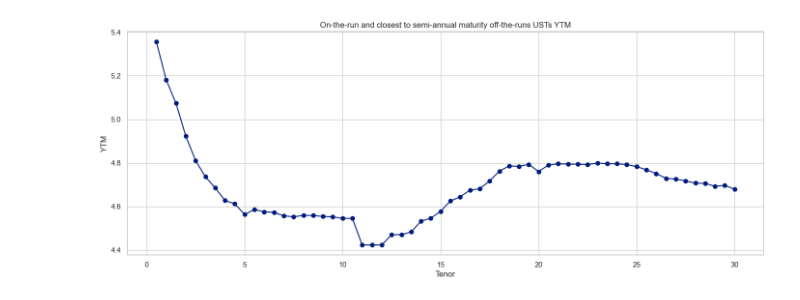
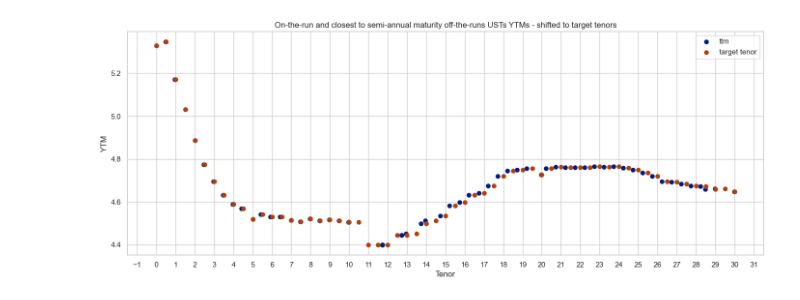
Before and after one commit to cleeclee123/Curve-Your-Enthusiasm-, a Jupyter notebook: curves.ipynb, the cells around one changed output. Saved outputs shown, nothing was run; the diff lists cells and outputs as text; code cells hidden in the pictures.

Commit message:
dump

```diff
--- a/curves.ipynb
+++ b/curves.ipynb
@@ -92,0 +78,3 @@ runtime: 16.447985649108887 seconds
+# %%
+sofr_obj = requests.get("https://markets.newyorkfed.org/api/rates/all/latest.json").json()["refRates"][5]
+print(json.dumps(sofr_obj, indent=4))
@@ -93,8 +93,19 @@ runtime: 16.447985649108887 seconds
 # %%
-df_observed_usts = pd.read_excel("market_observed_treasuries.xlsx")
+df_observed_usts = pd.read_excel("market_observed_usts_auctioned_after_2000.xlsx")
 df_observed_usts = df_observed_usts.sort_values("target_tenor")
 df_observed_usts = df_observed_usts[
     (df_observed_usts["target_tenor"] > 0.25)
 ]
+
+sofr_row = pd.DataFrame(
+    {
+        "CUSIP": f"SOFR as of {sofr_obj["effectiveDate"]}",
+        "target_tenor": 0,
+        "time_to_maturity": 0,
+        "YTM": sofr_obj["percentRate"],
+    },
+    index=[0],
+)
+df_observed_usts = pd.concat([sofr_row, df_observed_usts]).reset_index(drop=True)
 df_observed_usts
 # %% [output]
@@ -118,10 +125,25 @@ df_observed_usts
 # %%
 plt.figure(figsize=(17, 6))
-plt.plot(df_observed_usts["target_tenor"], df_observed_usts["YTM"], marker="o")
-plt.title("On-the-run and closest to semi-annual maturity off-the-runs USTs YTM")
+plt.scatter(
+    df_observed_usts["time_to_maturity"],
+    df_observed_usts["YTM"],
+    marker="o",
+    label="ttm",
+)
+plt.scatter(
+    df_observed_usts["target_tenor"],
+    df_observed_usts["YTM"],
+    marker="o",
+    label="target tenor",
+)
+plt.title(
+    "On-the-run and closest to semi-annual maturity off-the-runs USTs YTMs - shifted to target tenors"
+)
+plt.gca().xaxis.set_major_locator(plt.MultipleLocator(1))
 plt.xlabel("Tenor")
 plt.ylabel("YTM")
 plt.grid(True)
+plt.legend()
 plt.show()
 # %% [output]
-[figure, old version]
+[figure, new version]
```
Also changed, not shown: parts of 18 cells of this notebook, 6 other files.
